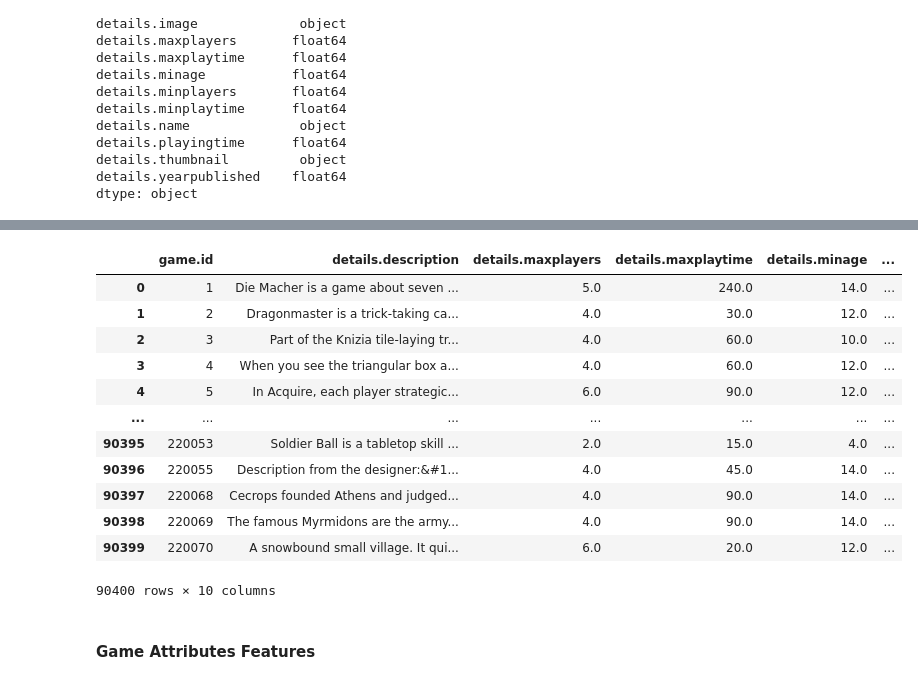
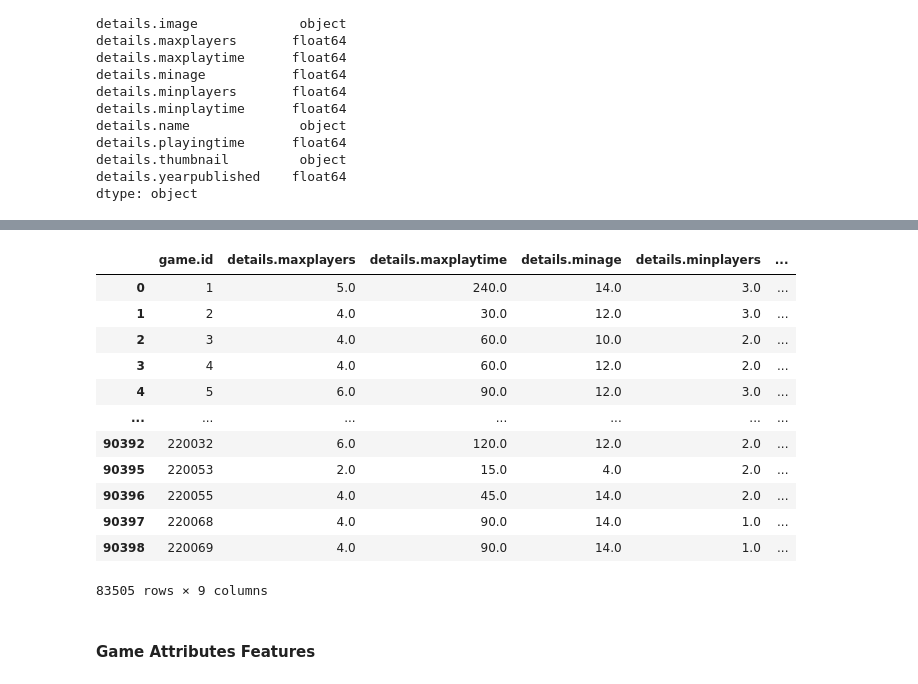
Before and after one commit to laurabrin/BoardGameRatings, a Jupyter notebook: BoardGameRatings.ipynb, the cells around one changed output, grey strips where cells are left out. Drawn from its saved outputs; the diff is of its cells as text; code cells hidden in the pictures.

```diff
--- a/BoardGameRatings.ipynb
+++ b/BoardGameRatings.ipynb
@@ -136,0 +219,2 @@ dtype: object
+# %%
+df_games_details=df_games_details.dropna()
@@ -137,16 +284,16 @@ dtype: object
 # %%
-df_games_details.drop(["game.type","details.image","details.thumbnail"], axis=1)
+df_games_details.drop(["details.description","game.type","details.image","details.thumbnail"], axis=1)
 # %% [output]
-|  | game.id | details.description | details.maxplayers | details.maxplaytime | details.minage | ... |
-| 0 | 1 | Die Macher is a game about seven ... | 5.0 | 240.0 | 14.0 | ... |
-| 1 | 2 | Dragonmaster is a trick-taking ca... | 4.0 | 30.0 | 12.0 | ... |
-| 2 | 3 | Part of the Knizia tile-laying tr... | 4.0 | 60.0 | 10.0 | ... |
-| 3 | 4 | When you see the triangular box a... | 4.0 | 60.0 | 12.0 | ... |
-| 4 | 5 | In Acquire, each player strategic... | 6.0 | 90.0 | 12.0 | ... |
+|  | game.id | details.maxplayers | details.maxplaytime | details.minage | details.minplayers | ... |
+| 0 | 1 | 5.0 | 240.0 | 14.0 | 3.0 | ... |
+| 1 | 2 | 4.0 | 30.0 | 12.0 | 3.0 | ... |
+| 2 | 3 | 4.0 | 60.0 | 10.0 | 2.0 | ... |
+| 3 | 4 | 4.0 | 60.0 | 12.0 | 2.0 | ... |
+| 4 | 5 | 6.0 | 90.0 | 12.0 | 3.0 | ... |
 | ... | ... | ... | ... | ... | ... | ... |
-| 90395 | 220053 | Soldier Ball is a tabletop skill ... | 2.0 | 15.0 | 4.0 | ... |
-| 90396 | 220055 | Description from the designer:&#1... | 4.0 | 45.0 | 14.0 | ... |
-| 90397 | 220068 | Cecrops founded Athens and judged... | 4.0 | 90.0 | 14.0 | ... |
-| 90398 | 220069 | The famous Myrmidons are the army... | 4.0 | 90.0 | 14.0 | ... |
-| 90399 | 220070 | A snowbound small village. It qui... | 6.0 | 20.0 | 12.0 | ... |
+| 90392 | 220032 | 6.0 | 120.0 | 12.0 | 2.0 | ... |
+| 90395 | 220053 | 2.0 | 15.0 | 4.0 | 2.0 | ... |
+| 90396 | 220055 | 4.0 | 45.0 | 14.0 | 2.0 | ... |
+| 90397 | 220068 | 4.0 | 90.0 | 14.0 | 1.0 | ... |
+| 90398 | 220069 | 4.0 | 90.0 | 14.0 | 1.0 | ... |
-90400 rows × 10 columns
+83505 rows × 9 columns
```
Also changed, not shown: parts of 23 cells of this notebook.
